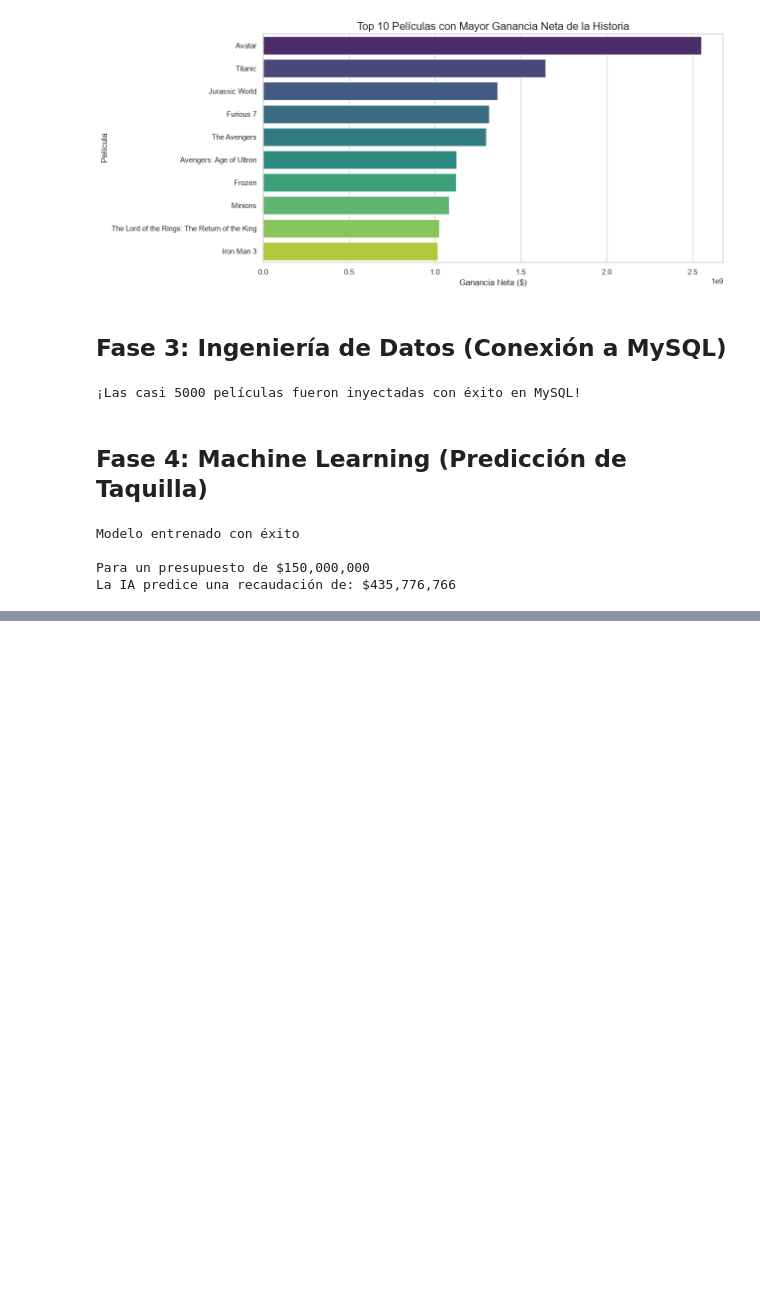
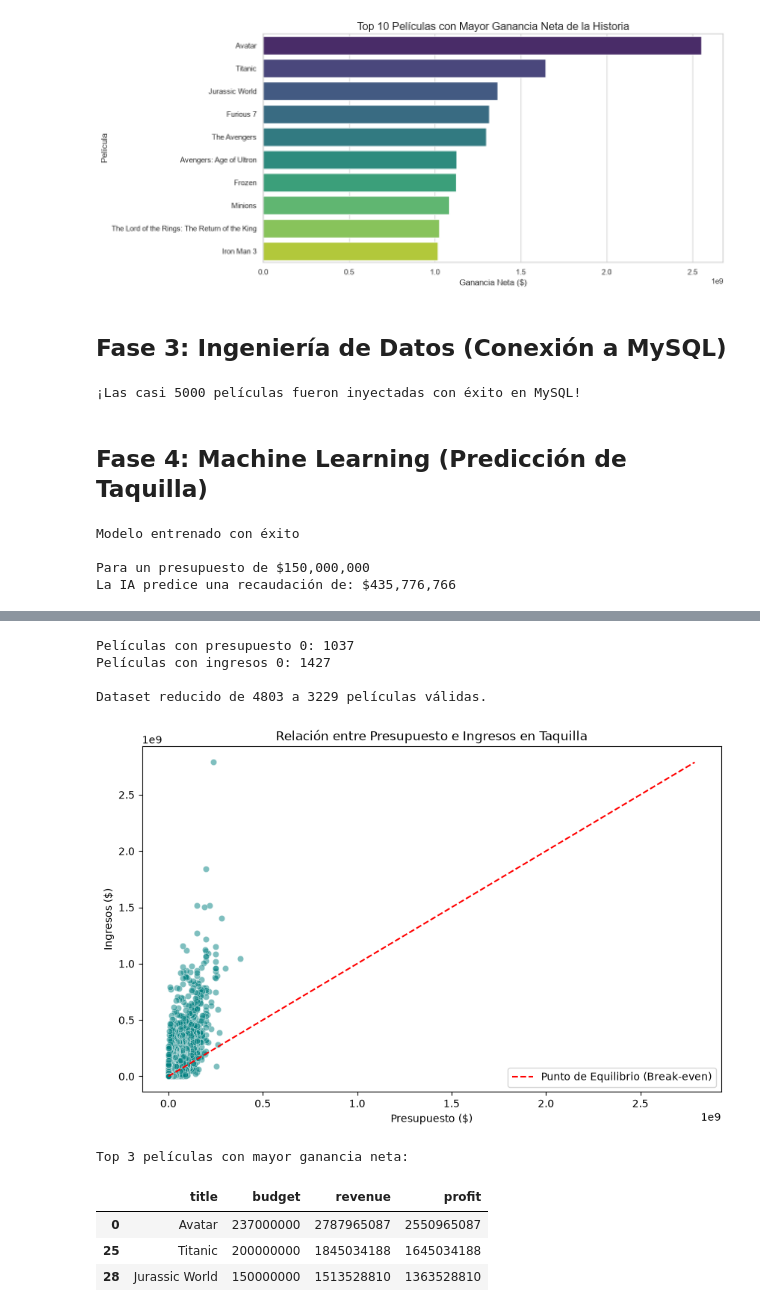
Before and after one commit to nachoescarlon/proyectos-ciencia-de-datos, a Jupyter notebook: analisis_cine.ipynb, the cells around one changed output, grey strips where cells are left out. Saved outputs shown, nothing was run; the diff lists cells and outputs as text; code cells hidden in the pictures; blank space fills up the shorter version.

```diff
--- a/analisis_cine.ipynb
+++ b/analisis_cine.ipynb
@@ -169,3 +169,18 @@ Modelo entrenado con éxito
 
 Para un presupuesto de $150,000,000
 La IA predice una recaudación de: $435,776,766
+# %%
+import pandas as pd
+import matplotlib.pyplot as plt
+import seaborn as sns
+
+# 1. Cargar el dataset de películas
+movies = pd.read_csv('tmdb_5000_movies.csv')
+
+# 2. Inspección inicial de la estructura
+print("Dimensiones del dataset de películas:", movies.shape)
+print("\n--- Información de las columnas ---")
+movies.info()
+
+# 3. Ver las primeras filas para entender qué datos tenemos
+movies.head(3)
@@ -171,0 +241,46 @@ La IA predice una recaudación de: $435,776,766
+# %%
+# 1. Explorar el problema de los ceros ocultos
+ceros_presupuesto = (movies['budget'] == 0).sum()
+ceros_ingresos = (movies['revenue'] == 0).sum()
+print(f"Películas con presupuesto 0: {ceros_presupuesto}")
+print(f"Películas con ingresos 0: {ceros_ingresos}")
+
+# 2. Filtrado: Nos quedamos solo con películas que tengan sentido financiero (> 0)
+# Usamos .copy() para crear un DataFrame nuevo y seguro en memoria
+movies_finanzas = movies[(movies['budget'] > 0) & (movies['revenue'] > 0)].copy()
+print(f"\nDataset reducido de {len(movies)} a {len(movies_finanzas)} películas válidas.")
+
+# 3. Feature Engineering: Creación de nuestra variable objetivo (Target)
+# Queremos saber la ganancia neta (Profit)
+movies_finanzas['profit'] = movies_finanzas['revenue'] - movies_finanzas['budget']
+
+# 4. Análisis visual: Correlación entre Presupuesto e Ingresos
+plt.figure(figsize=(10, 6))
+# Gráfico de dispersión (Scatter Plot)
+sns.scatterplot(x='budget', y='revenue', data=movies_finanzas, alpha=0.5, color='teal')
+plt.title('Relación entre Presupuesto e Ingresos en Taquilla')
+plt.xlabel('Presupuesto ($)')
+plt.ylabel('Ingresos ($)')
+
+# Dibujamos una línea diagonal imaginaria donde Presupuesto == Ingresos (Punto de equilibrio)
+# Todo lo que esté por encima de esta línea roja es ganancia, por debajo es pérdida
+limite = max(movies_finanzas['budget'].max(), movies_finanzas['revenue'].max())
+plt.plot([0, limite], [0, limite], color='red', linestyle='--', label='Punto de Equilibrio (Break-even)')
+plt.legend()
+
+plt.show()
+
+# 5. Veamos las 3 películas más rentables
+print("\nTop 3 películas con mayor ganancia neta:")
+movies_finanzas[['title', 'budget', 'revenue', 'profit']].sort_values(by='profit', ascending=False).head(3)
+# %% [output]
+Películas con presupuesto 0: 1037
+Películas con ingresos 0: 1427
+
+Dataset reducido de 4803 a 3229 películas válidas.
+[figure, added]
+Top 3 películas con mayor ganancia neta:
+|  | title | budget | revenue | profit |
+| 0 | Avatar | 237000000 | 2787965087 | 2550965087 |
+| 25 | Titanic | 200000000 | 1845034188 | 1645034188 |
+| 28 | Jurassic World | 150000000 | 1513528810 | 1363528810 |
```
Also changed, not shown: parts of 6 cells of this notebook, 2 other files.
